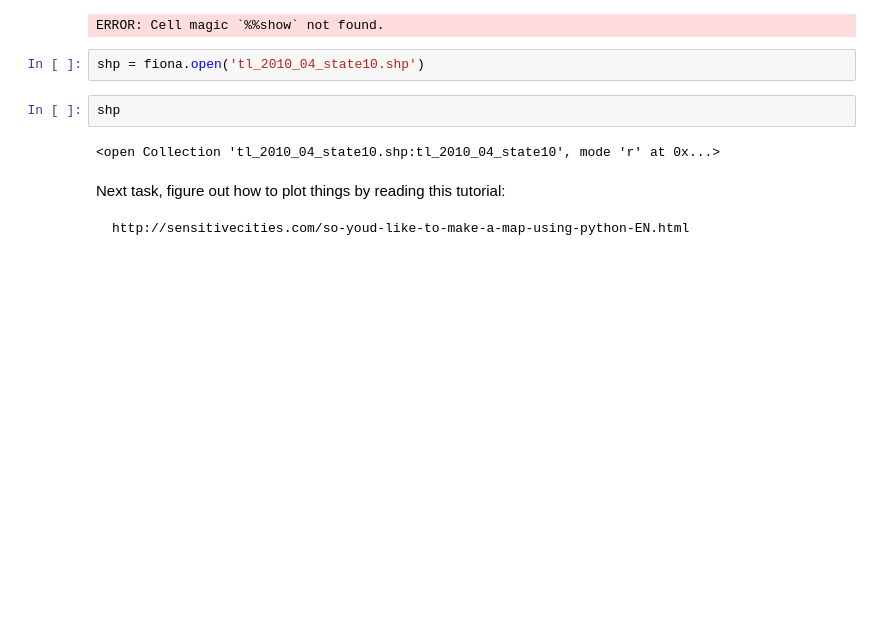
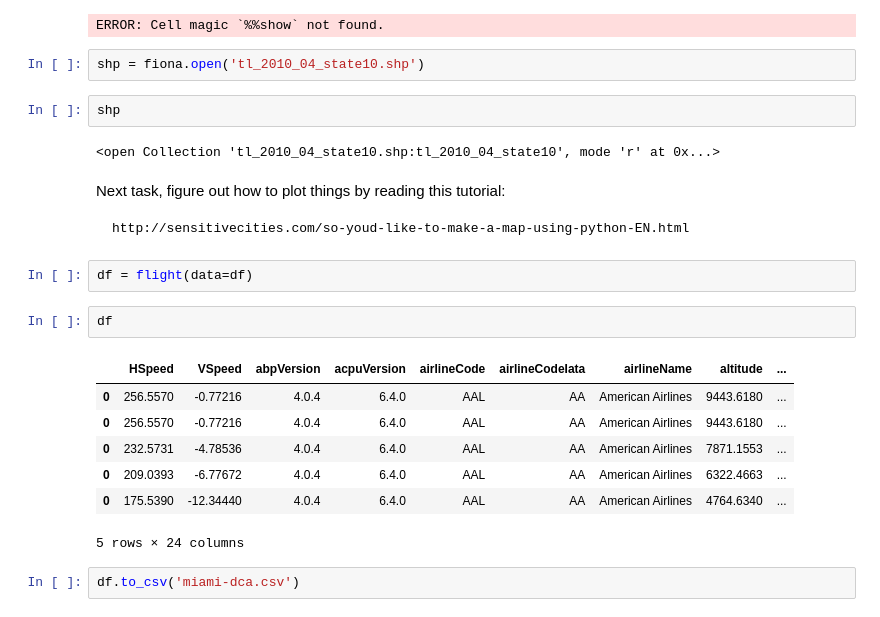
Before and after one commit to piensa/gigi, a Jupyter notebook: Flight.ipynb, the cells around one changed output. Saved outputs shown, nothing was run; the diff lists cells and outputs as text; blank space fills up the shorter version.

```diff
--- a/Flight.ipynb
+++ b/Flight.ipynb
@@ -206,3 +206,17 @@ shp
 Next task, figure out how to plot things by reading this tutorial:
 
     http://sensitivecities.com/so-youd-like-to-make-a-map-using-python-EN.html
+# %%
+df = flight(data=df)
+# %%
+df
+# %% [output]
+|  | HSpeed | VSpeed | abpVersion | acpuVersion | airlineCode | airlineCodeIata | airlineName | altitude | ... |
+| 0 | 256.5570 | -0.77216 | 4.0.4 | 6.4.0 | AAL | AA | American Airlines | 9443.6180 | ... |
+| 0 | 256.5570 | -0.77216 | 4.0.4 | 6.4.0 | AAL | AA | American Airlines | 9443.6180 | ... |
+| 0 | 232.5731 | -4.78536 | 4.0.4 | 6.4.0 | AAL | AA | American Airlines | 7871.1553 | ... |
+| 0 | 209.0393 | -6.77672 | 4.0.4 | 6.4.0 | AAL | AA | American Airlines | 6322.4663 | ... |
+| 0 | 175.5390 | -12.34440 | 4.0.4 | 6.4.0 | AAL | AA | American Airlines | 4764.6340 | ... |
+5 rows × 24 columns
+# %%
+df.to_csv('miami-dca.csv')
```
Also changed, not shown: parts of 2 cells of this notebook.
